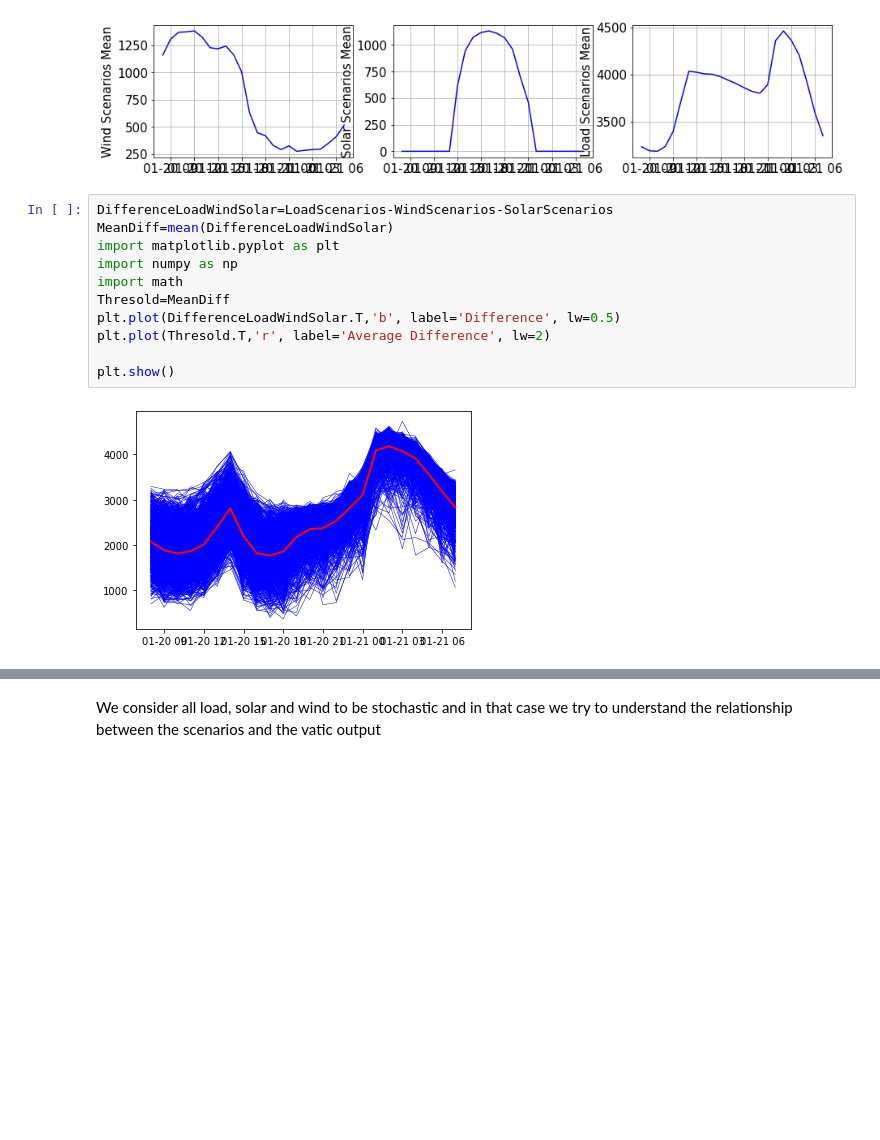
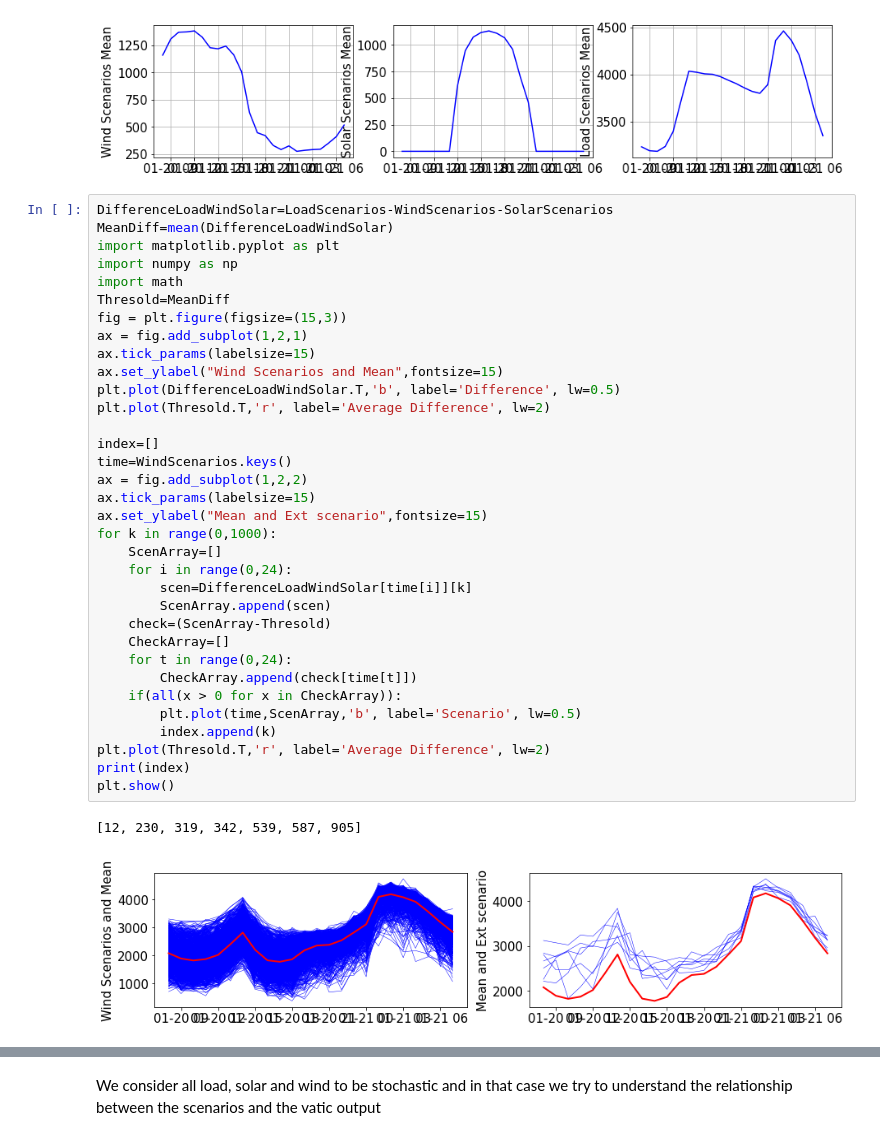
Before and after one commit to MahashwetaPatra/Financial-Modeling-Renewable-Energy, a Jupyter notebook: RTSVaticOutput-AllStochastic.ipynb, the cells around one changed output, grey strips where cells are left out. Cells and saved outputs as stored; diff of their text form; blank space fills up the shorter version.

```diff
--- a/RTSVaticOutput-AllStochastic.ipynb
+++ b/RTSVaticOutput-AllStochastic.ipynb
@@ -87,13 +87,37 @@ ax.tick_params(labelsize=15)
 # %%
 DifferenceLoadWindSolar=LoadScenarios-WindScenarios-SolarScenarios
 MeanDiff=mean(DifferenceLoadWindSolar)
 import matplotlib.pyplot as plt
 import numpy as np
 import math
 Thresold=MeanDiff
+fig = plt.figure(figsize=(15,3))
+ax = fig.add_subplot(1,2,1)
+ax.tick_params(labelsize=15)
+ax.set_ylabel("Wind Scenarios and Mean",fontsize=15)
 plt.plot(DifferenceLoadWindSolar.T,'b', label='Difference', lw=0.5)
 plt.plot(Thresold.T,'r', label='Average Difference', lw=2)
 
+index=[]
+time=WindScenarios.keys()
+ax = fig.add_subplot(1,2,2)
+ax.tick_params(labelsize=15)
+ax.set_ylabel("Mean and Ext scenario",fontsize=15)
+for k in range(0,1000):
+    ScenArray=[]
+    for i in range(0,24):
+        scen=DifferenceLoadWindSolar[time[i]][k]
+        ScenArray.append(scen)
+    check=(ScenArray-Thresold)
+    CheckArray=[]
+    for t in range(0,24):
+        CheckArray.append(check[time[t]])
+    if(all(x > 0 for x in CheckArray)):
+        plt.plot(time,ScenArray,'b', label='Scenario', lw=0.5)
+        index.append(k)
+plt.plot(Thresold.T,'r', label='Average Difference', lw=2)
+print(index)
 plt.show()
 # %% [output]
+[12, 230, 319, 342, 539, 587, 905]
-[figure, old version]
+[figure, new version]
```
Also changed, not shown: parts of 9 cells of this notebook.
